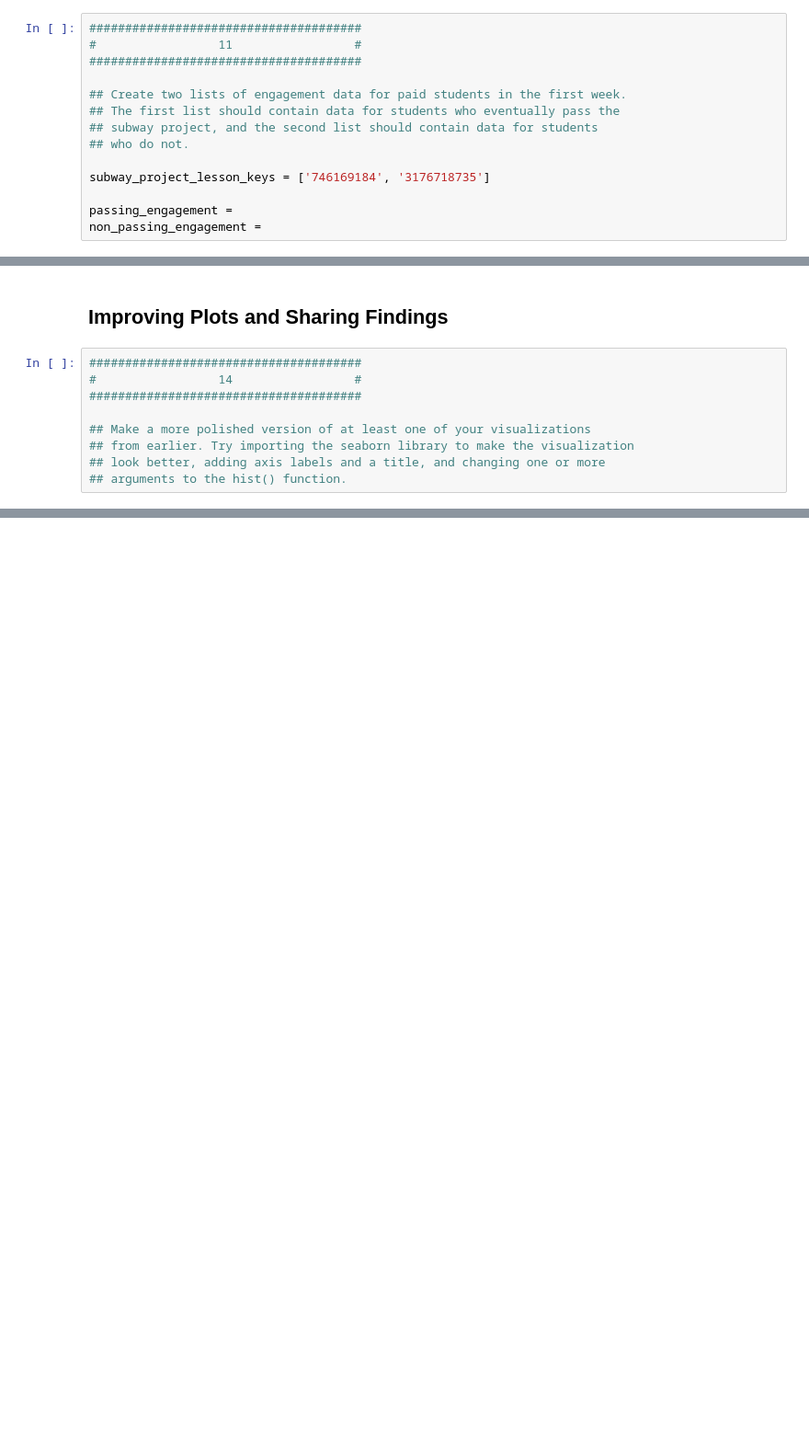
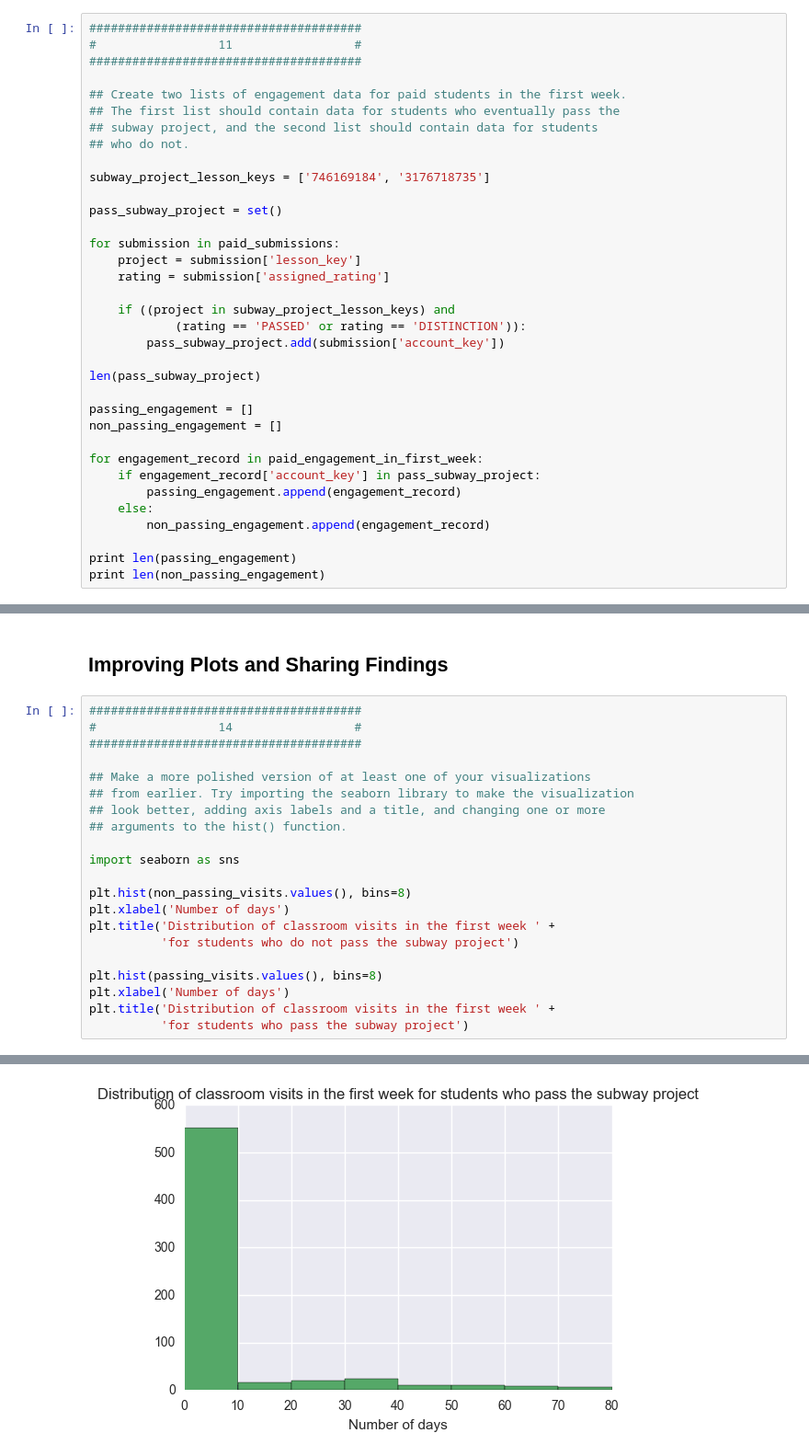
Before and after one commit to Ajitesh-Tiwari/Udacity-IntroToDataAnalysis, a Jupyter notebook: L1_Starter_Code.ipynb, the cells around one changed output, grey strips where cells are left out. Shown at 92% size. Saved outputs shown, nothing was run; the diff lists cells and outputs as text; blank space fills up the shorter version.

Commit message:
Lesson 1 - Completed

```diff
--- a/L1_Starter_Code.ipynb
+++ b/L1_Starter_Code.ipynb
@@ -309,5 +439,26 @@ print 'Maximum:', np.max(total_minutes)
 
 subway_project_lesson_keys = ['746169184', '3176718735']
 
-passing_engagement =
-non_passing_engagement =
+pass_subway_project = set()
+
+for submission in paid_submissions:
+    project = submission['lesson_key']
+    rating = submission['assigned_rating']
+
+    if ((project in subway_project_lesson_keys) and
+            (rating == 'PASSED' or rating == 'DISTINCTION')):
+        pass_subway_project.add(submission['account_key'])
+
+len(pass_subway_project)
+
+passing_engagement = []
+non_passing_engagement = []
+
+for engagement_record in paid_engagement_in_first_week:
+    if engagement_record['account_key'] in pass_subway_project:
+        passing_engagement.append(engagement_record)
+    else:
+        non_passing_engagement.append(engagement_record)
+
+print len(passing_engagement)
+print len(non_passing_engagement)
@@ -343,3 +577,16 @@ non_passing_engagement =
 ## from earlier. Try importing the seaborn library to make the visualization
 ## look better, adding axis labels and a title, and changing one or more
 ## arguments to the hist() function.
+
+import seaborn as sns
+
+plt.hist(non_passing_visits.values(), bins=8)
+plt.xlabel('Number of days')
+plt.title('Distribution of classroom visits in the first week ' +
+          'for students who do not pass the subway project')
+
+plt.hist(passing_visits.values(), bins=8)
+plt.xlabel('Number of days')
+plt.title('Distribution of classroom visits in the first week ' +
+          'for students who pass the subway project')
+# %% [output]
@@ -345,0 +594 @@ non_passing_engagement =
+[figure, added]
```
Also changed, not shown: parts of 10 cells of this notebook.
